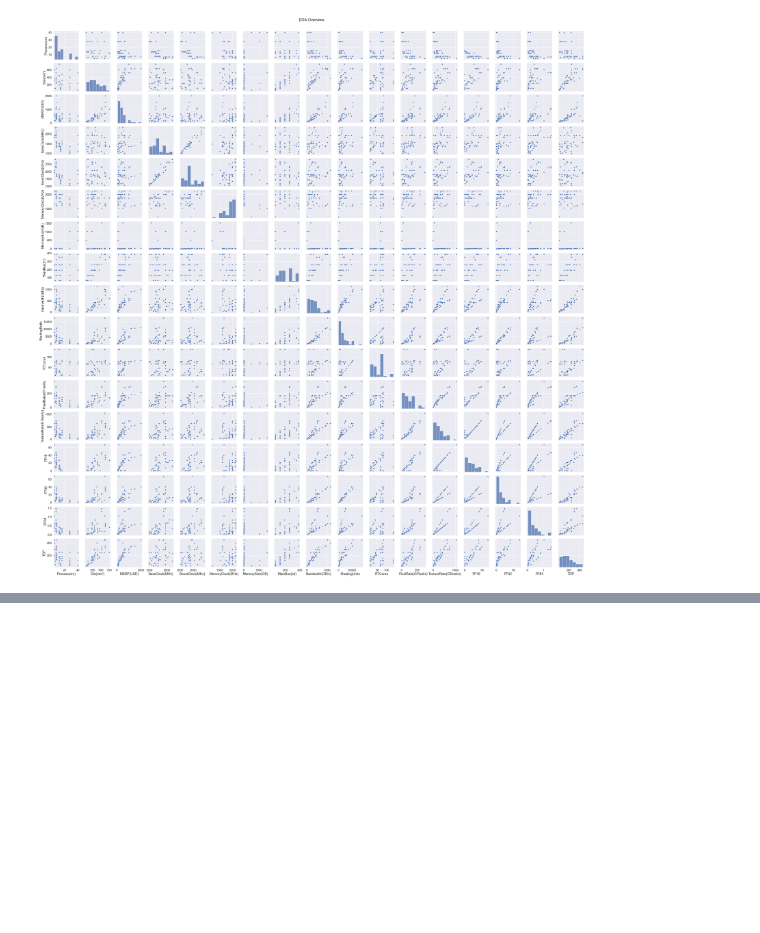
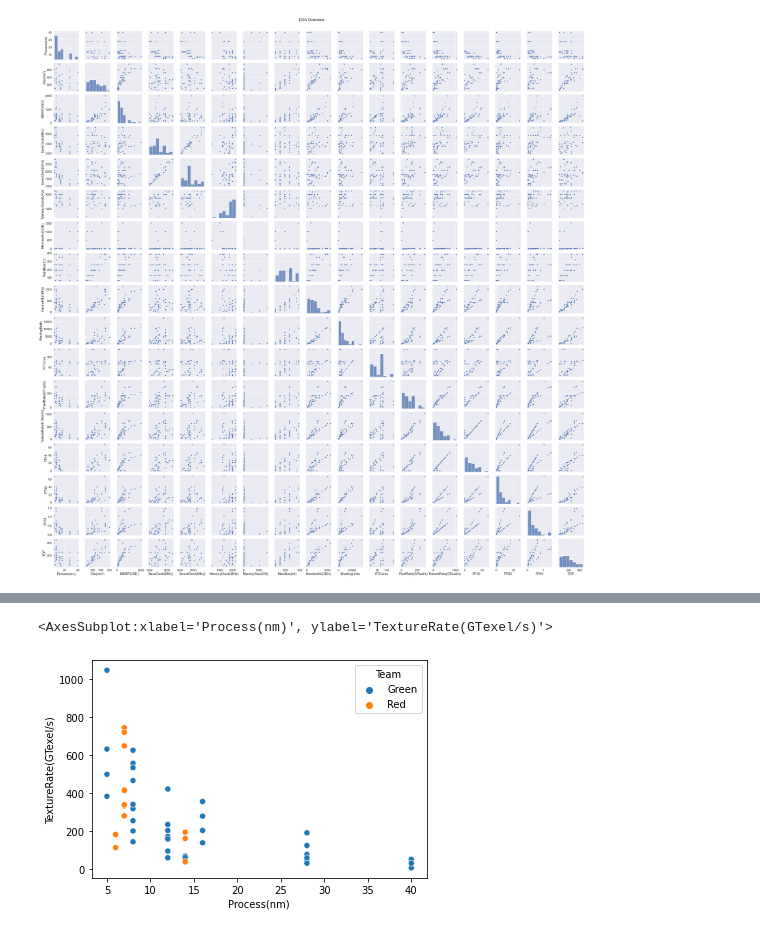
Before and after one commit to jab9k2/Graphics-Cards, a Jupyter notebook: main.ipynb, the cells around one changed output, grey strips where cells are left out. Saved outputs shown, nothing was run; the diff lists cells and outputs as text; code cells hidden in the pictures; blank space fills up the shorter version.

```diff
--- a/main.ipynb
+++ b/main.ipynb
@@ -379,0 +381,5 @@ Text(0.5, 1.01, 'EDA Overview')
+# %%
+sns.scatterplot(x='Process(nm)', y='TextureRate(GTexel/s)', data=df, hue= 'Team')
+# %% [output]
+<AxesSubplot:xlabel='Process(nm)', ylabel='TextureRate(GTexel/s)'>
+[figure, added]
```
Also changed, not shown: parts of 7 cells of this notebook.
